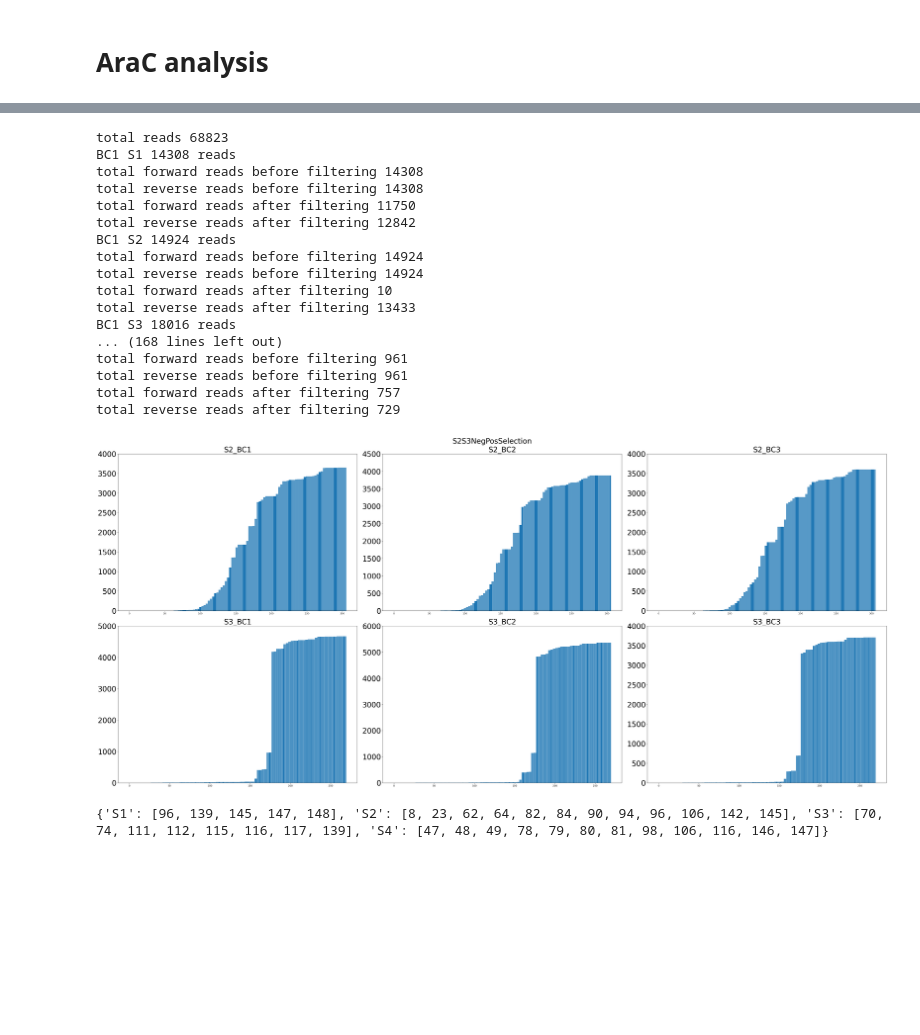
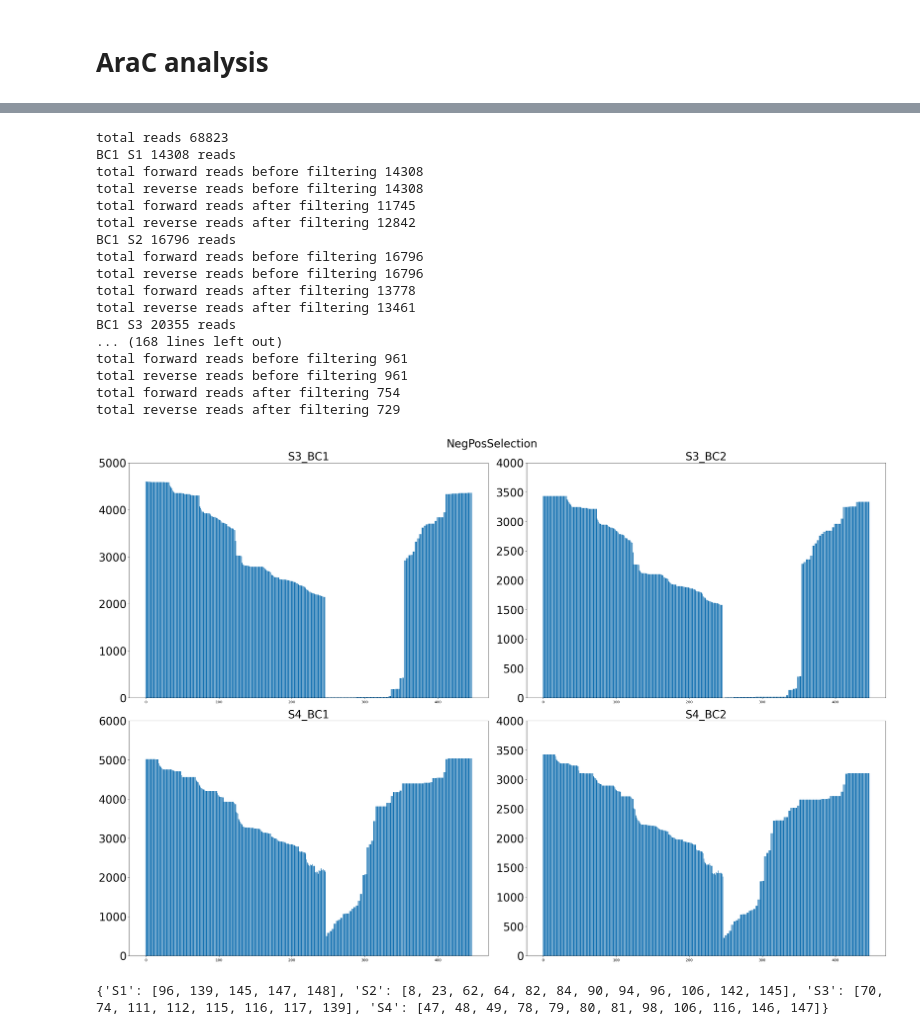
Before and after one commit to AliceHovsepyan/pogo_pance_draft, a Jupyter notebook: DMS_analysis_PACE.ipynb, the cells around one changed output, grey strips where cells are left out. Cells and saved outputs as stored; diff of their text form; code cells hidden in the pictures; blank space fills up the shorter version.

Commit message:
minor changes before cluster usage

```diff
--- a/DMS_analysis_PACE.ipynb
+++ b/DMS_analysis_PACE.ipynb
@@ -214,8 +214,10 @@ total forward reads after filtering 6541
 total reverse reads after filtering 6049
 # %%
 ### make sure to run the second code chunk before this one, since the primer dict could have been updated during analysis of the repeated seq run of S2, S3
-#remove_read_qualities = ['!', '"', '#', '$', '%', '&', "'", '(', ')', '*', '+', ',', '-', '.', '/', '0']
 #remove_read_qualities = ['!', '"', '#', '$', '%', '&', "'", '(', ')', '*','+', ',', '-', '.', '/', '0', '1', '2', '3', '4', '5']
+remove_read_qualities =['!', '"', '#', '$', '%', '&', "'", '(', ')', '*', '+', ',', '-',]
+remove_read_qualities =['!', '"', '#', '$', '%', '&', "'", '(', ')', '*', '+', ',', '-', '.', '/']
+
 
 variant1 = "Cycle2Mutagenesis"
 variant1_used_BCs = ["BC1"] #["BC1", "BC2"]
@@ -276,55 +278,55 @@ total reads 68823
 BC1 S1 14308 reads
 total forward reads before filtering 14308
 total reverse reads before filtering 14308
-total forward reads after filtering 11750
+total forward reads after filtering 11745
 total reverse reads after filtering 12842
-BC1 S2 14924 reads
-total forward reads before filtering 14924
-total reverse reads before filtering 14924
-total forward reads after filtering 10
-total reverse reads after filtering 13433
-BC1 S3 18016 reads
+BC1 S2 16796 reads
+total forward reads before filtering 16796
+total reverse reads before filtering 16796
+total forward reads after filtering 13778
+total reverse reads after filtering 13461
+BC1 S3 20355 reads
 ... (168 lines left out)
 total forward reads before filtering 961
 total reverse reads before filtering 961
-total forward reads after filtering 757
+total forward reads after filtering 754
 total reverse reads after filtering 729
 # %%
 ## figure with plots of coverages:
-read_dictionary =NegPosSelection_reads#Mutagenesis_reads#
-plt_title = "S2S3NegPosSelection"
-used_Barcodes = ["BC1", "BC2", "BC3"]#, "BC4", "BC5", "BC6"]
-#Sections = ["S1", "S2", "S3", "S4"]
+read_dictionary =Mutagenesis_reads#Mutagenesis_reads#
+plt_title = "NegPosSelection"
+used_Barcodes = ["BC1", "BC2"]
+Sections = ["S3","S4"]
 
 fig, axs = plt.subplots( len(Sections),len(used_Barcodes), figsize=(15*len(used_Barcodes), 10*len(Sections)), layout='constrained')
 
 for Bc in used_Barcodes:
     for Section in  Sections:
         name = f"{Bc}_{Section}"
 
         tripl_st = Primer_out_of_triplets[Section+"_fwd"]
         tripl_end = Primer_out_of_triplets[Section+"_rev"]
         ref_section = find_reference_seq(ref_gene=ref_gene, Primer_seq=Primer_seq, Section=Section,Primer_out_of_triplets=Primer_out_of_triplets)
 
         a_seq = read_dictionary[f"{Bc}_{Section}_R1"]
         b_seq = read_dictionary[f"{Bc}_{Section}_R2"]
 
-        seq_variants = gather_nt_variants(a_seq=a_seq, b_seq = b_seq, catch_left=Barcodes[f"{Bc}_fwd"]+Primer_seq[Section + "_fwd"][:tripl_st],catch_right=dna_rev_comp(Barcodes[f"{Bc}_rev"]+Primer_seq[Section+"_rev"][:tripl_end]), ref=ref_section, use_forward_read=False)
+        seq_variants = gather_nt_variants(a_seq=a_seq, b_seq = b_seq, catch_left=Barcodes[f"{Bc}_fwd"]+Primer_seq[Section + "_fwd"][:tripl_st],catch_right=dna_rev_comp(Barcodes[f"{Bc}_rev"]+Primer_seq[Section+"_rev"][:tripl_end]), ref=ref_section, use_forward_read=True)
 
         seq_variants= pd.DataFrame.from_dict(seq_variants).sum()
 
 
         ax = axs[Sections.index(Section), used_Barcodes.index(Bc)]
         ax.bar(seq_variants.index, seq_variants)
         ax.set_yticks(ax.get_yticks())
         ax.set_yticklabels([int(tick) for tick in ax.get_yticks()], fontsize = 30)
         ax.set_title(f'{Section}_{Bc}', fontsize = 30)
 
 fig.suptitle(plt_title, fontsize = 30)
 #plt.savefig(f'/Users/annavonbachmann/Documents/GitHub/DMS_analysis/output/PACE/Mutagenesis_final_DNA_coverage.pdf')
 plt.show()
 # %% [output]
-[figure, old version]
+[figure, new version]
 # %%
 import functions_
 reload(functions_)
```
Also changed, not shown: parts of 1 cell of this notebook, 1 other file.
